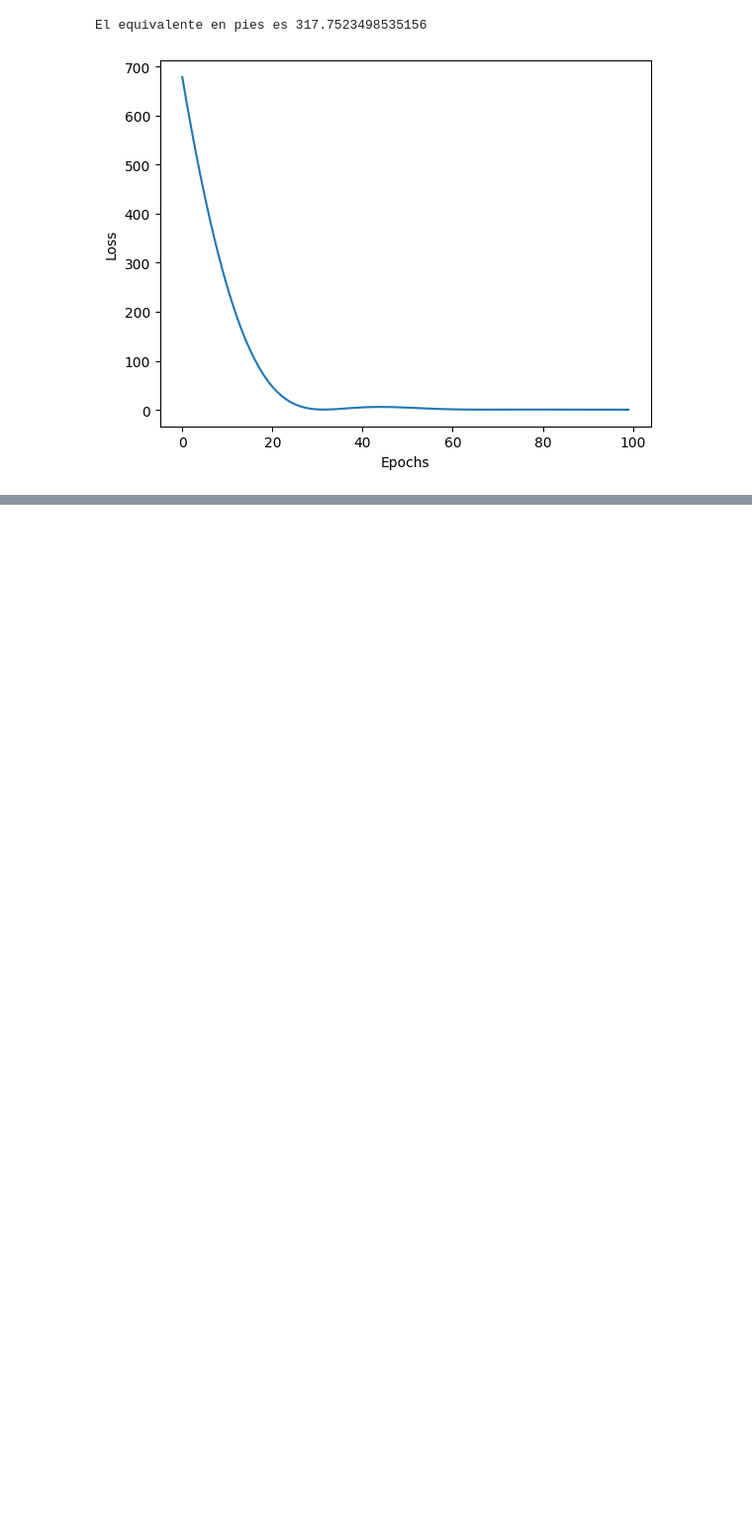
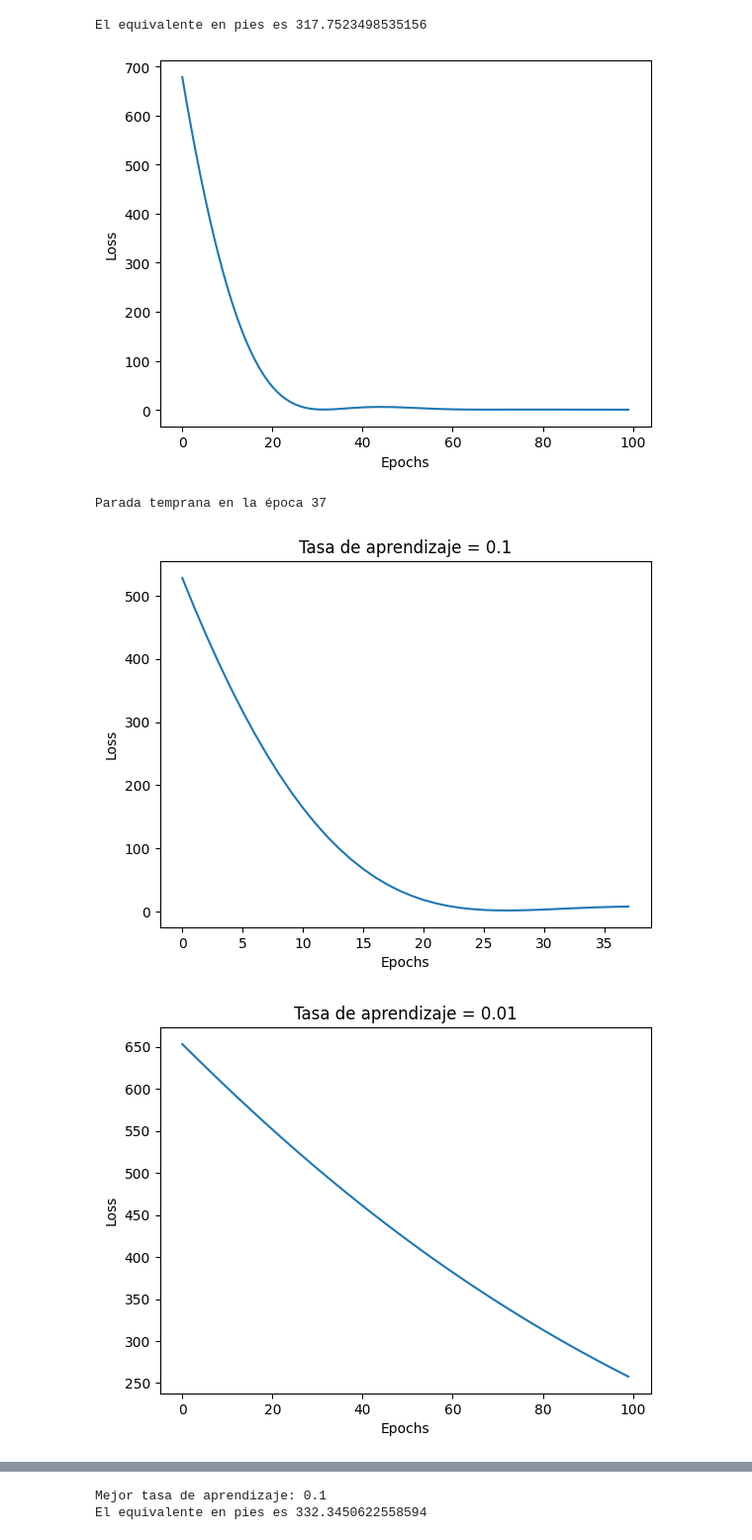
Before and after one commit to davidsosaolea/mi_primera_red, a Jupyter notebook: PyTorch.ipynb, the cells around one changed output, grey strips where cells are left out. Shown: that part at 99% size. Saved outputs shown, nothing was run; the diff lists cells and outputs as text; code cells hidden in the pictures; blank space fills up the shorter version.

```diff
--- a/PyTorch.ipynb
+++ b/PyTorch.ipynb
@@ -53,3 +53,67 @@ plt.show()
 # %% [output]
 El equivalente en pies es 317.7523498535156
 [figure]
+# %%
+
+class LinearModel(nn.Module):
+    def __init__(self):
+        super().__init__()
+        self.linear = nn.Linear(1, 1)
+
+    def forward(self, x):
+        return self.linear(x)
+
+criterion = nn.MSELoss()
+
+# Grid Search
+learning_rates = [0.1, 0.01, 0.001]
+best_loss = float('inf')
+best_lr = None
+best_model = None
+
+# Early stopping
+patience = 10
+epochs_no_improve = 0
+
+for lr in learning_rates:
+    model = LinearModel()
+    optimizer = torch.optim.Adam(model.parameters(), lr=lr)
+    losses = []
+    for epoch in range(epochs):
+        model.train()
+        optimizer.zero_grad()
+        outputs = model(m)
+        loss = criterion(outputs, pie)
+        losses.append(loss.item())
+        loss.backward()
+        optimizer.step()
+
+        if loss.item() < best_loss:
+            best_loss = loss.item()
+            epochs_no_improve = 0
+            best_model = model
+            best_lr = lr
+        else:
+            epochs_no_improve += 1
+            if epochs_no_improve == patience:
+                print(f'Parada temprana en la época {epoch}')
+                break
+    # Plotting the loss
+    plt.plot(range(epoch+1), losses)
+    plt.xlabel('Epochs')
+    plt.ylabel('Loss')
+    plt.title(f'Tasa de aprendizaje = {lr}')
+    plt.show()
+
+print(f'Mejor tasa de aprendizaje: {best_lr}')
+
+# Evaluating the best model
+best_model.eval()
+m_test = torch.Tensor([100]).view(-1, 1)
+pies = best_model(m_test)
+
+print('El equivalente en pies es ' + str(pies.item()))
+# %% [output]
+Parada temprana en la época 37
+[figure, added]
+[figure, added]
@@ -55,0 +121,2 @@ El equivalente en pies es 317.7523498535156
+Mejor tasa de aprendizaje: 0.1
+El equivalente en pies es 332.3450622558594
```
Also changed, not shown: parts of 1 cell of this notebook.
